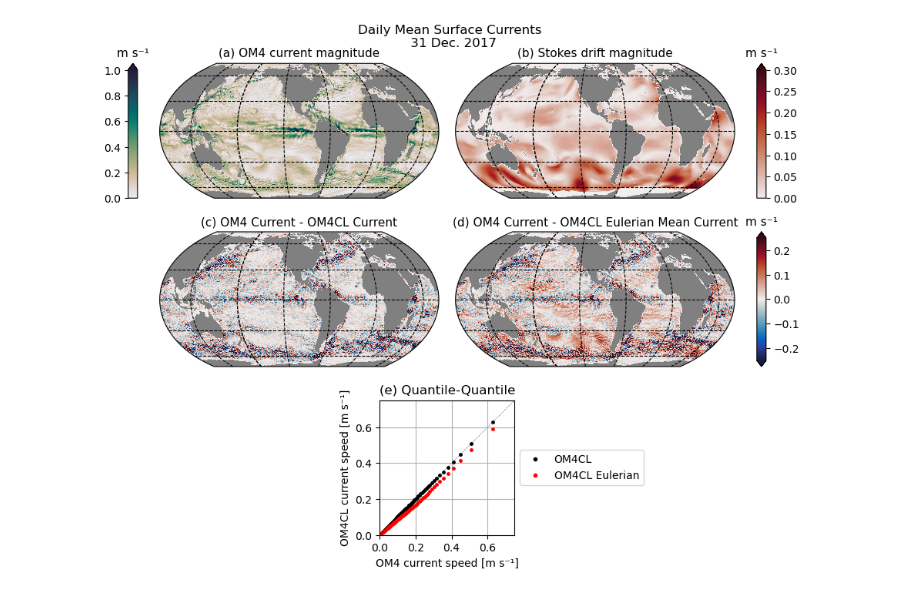
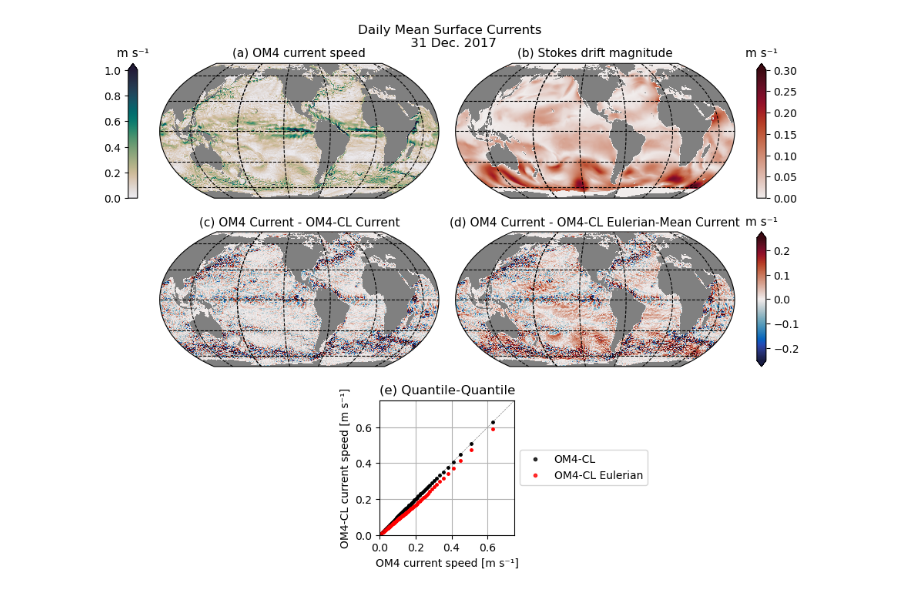
Before and after one commit to breichl/MOM6CL-Figures, a Jupyter notebook: OM4_Current_Differences_snapshot.ipynb, the cells around one changed output. Drawn from its saved outputs; the diff is of its cells as text; code cells hidden in the pictures.

```diff
--- a/OM4_Current_Differences_snapshot.ipynb
+++ b/OM4_Current_Differences_snapshot.ipynb
@@ -30,6 +30,7 @@ axcb3 = fig.add_axes([0.83, 0.25+0.25/2, 0.01, D2])
 cmap = cmocean.cm.rain
 cmap.set_bad(alpha=0)
 
+
 ax=ax1
 p1 = Snap.OM4_Umag.plot(x='geolon', y='geolat',
                         vmin=0., vmax=1, cmap=cmap,
@@ -41,7 +42,7 @@ p1 = Snap.OM4_Umag.plot(x='geolon', y='geolat',
                         rasterized=True,
                         zorder=-20)
 
-ax.set_title('(a) OM4 current magnitude', fontsize=11)
+ax.set_title('(a) OM4 current speed', fontsize=11)
 
 cb = plt.colorbar(p1, cax=axcb1, orientation='vertical', extend='max')
 cb.ax.set_title(r'm s⁻¹', fontsize=11)
@@ -85,7 +86,8 @@ cmap3.set_bad(alpha=0)
                                      rasterized=True,
                                      zorder=-20)
 
-ax.set_title('(c) OM4 Current - OM4CL Current', fontsize=11)
+ax.set_title('(c) OM4 Current - OM4-CL Current', fontsize=11)
+
 
 ax=ax4
 
@@ -99,7 +101,7 @@ p3 = (Snap.OM4_Umag-Snap.OM4CL_Umag_Eul).plot(x='geolon', y='geolat',
                                               rasterized=True,
                                               zorder=-20)
 
-ax.set_title('(d) OM4 Current - OM4CL Eulerian Mean Current', fontsize=11)
+ax.set_title('(d) OM4 Current - OM4-CL Eulerian-Mean Current', fontsize=11)
 
 cb = plt.colorbar(p3, cax=axcb3, orientation='vertical', extend='both')
 cb.ax.set_title(r'm s⁻¹', fontsize=11)
@@ -110,34 +112,34 @@ ax=ax5
 ax.plot([-10, 10], [-10, 10], '--', color='gray', linewidth=0.5)
 FM1 = 'k.'
 FM2 = 'r.'
-ax.plot(0, 1e1, FM1, label='OM4CL')
-ax.plot(0, 1e1, FM2, label='OM4CL Eulerian')
+ax.plot(0, 1e1, FM1, alpha=0.8, label='OM4-CL')
+ax.plot(0, 1e1, FM2, alpha=0.8, label='OM4-CL Eulerian')
 
 for q in range(100):
     ax.plot(np.nanpercentile(Snap.OM4_Umag, q),
             np.nanpercentile(Snap.OM4CL_Umag, q),
             FM1, markersize=5)
     ax.plot(np.nanpercentile(Snap.OM4_Umag, q),
             np.nanpercentile(Snap.OM4CL_Umag_Eul, q),
             FM2, markersize=5)
 
 LM = [0, 0.75]
 ax.set(xlim=LM, ylim=LM,
        title='(e) Quantile-Quantile',
        xlabel='OM4 current speed [m s⁻¹]',
-       ylabel='OM4CL current speed [m s⁻¹]')
+       ylabel='OM4-CL current speed [m s⁻¹]')
 ax.legend(loc='center left', bbox_to_anchor=(1, 0.5))
 ax.grid(True)
 ax.set_aspect('equal')
 
 for ax in [ax1, ax2, ax3, ax4]:
     ax.set_facecolor('grey')
     ax.gridlines(color='black', linestyle='--')
 
 fig.suptitle('Daily Mean Surface Currents \n 31 Dec. 2017', y=1.01)
 
 fig.savefig('./figure_1.pdf', dpi=320,
             bbox_inches='tight',
             pad_inches=0.02);
 # %% [output]
-[figure, old version]
+[figure, new version]
```
Also changed, not shown: 1 other file.
